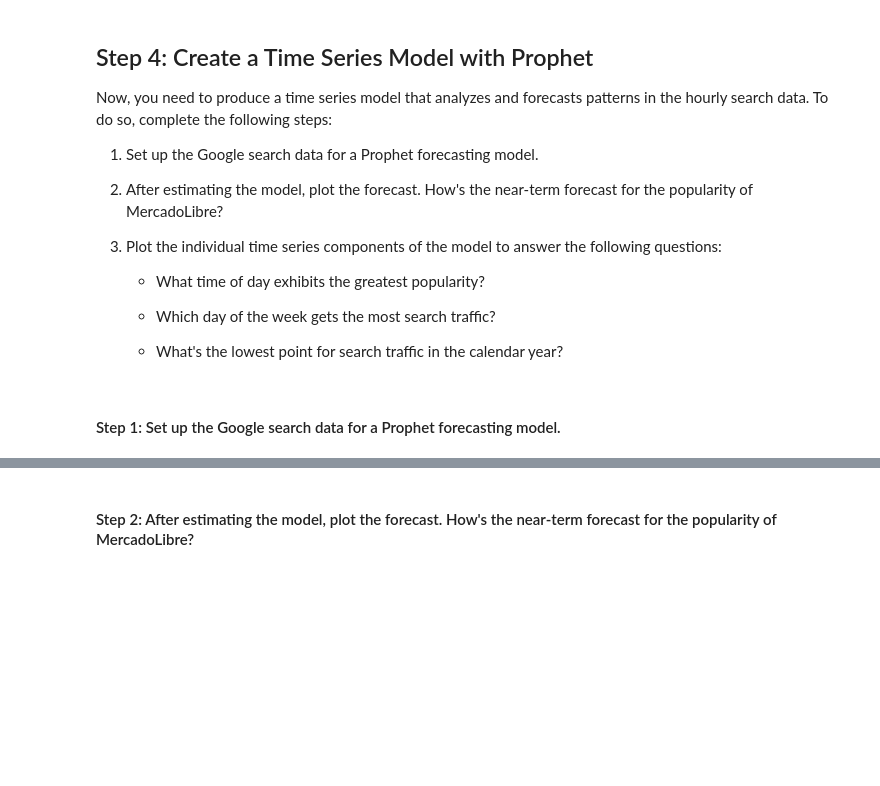
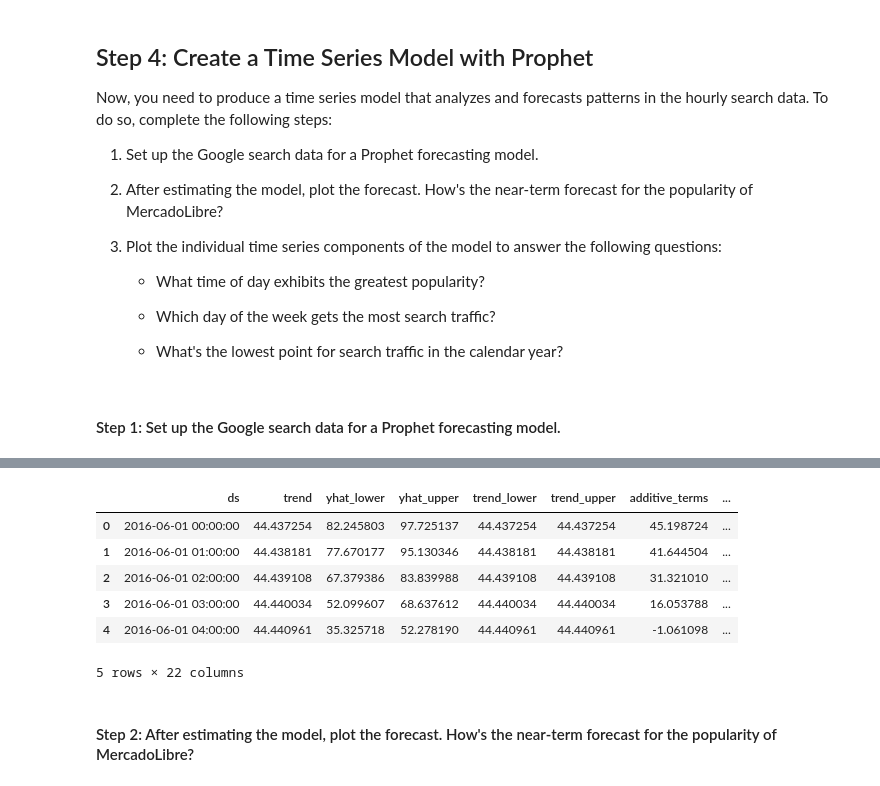
Before and after one commit to johngru/mercadolibre_growth, a Jupyter notebook: forecasting_net_prophet.ipynb, the cells around one changed output, grey strips where cells are left out. Drawn from its saved outputs; the diff is of its cells as text; code cells hidden in the pictures; blank space fills up the shorter version.

```diff
--- a/forecasting_net_prophet.ipynb
+++ b/forecasting_net_prophet.ipynb
@@ -404,13 +656,16 @@ Now, you need to produce a time series model that analyzes and forecasts pattern
 #### Step 1: Set up the Google search data for a Prophet forecasting model.
 # %%
 # Using the df_mercado_trends DataFrame, reset the index so the date information is no longer the index
-mercado_prophet_df = # YOUR CODE HERE
+mercado_prophet_df = df_mercado_trends.reset_index()
 
 # Label the columns ds and y so that the syntax is recognized by Prophet
-# YOUR CODE HERE
+mercado_prophet_df.rename(columns={'Date':'ds',
+                                   'Search Trends':'y'},
+                          inplace=True)
 
 # Drop an NaN values from the prophet_df DataFrame
-mercado_prophet_df = # YOUR CODE HERE
+mercado_prophet_df = mercado_prophet_df.dropna()
 
 # View the first and last five rows of the mercado_prophet_df DataFrame
-# YOUR CODE HERE
+display(mercado_prophet_df.head())
+display(mercado_prophet_df.tail())
@@ -430,9 +709,17 @@ future_mercado_trends = # YOUR CODE HERE
 # %%
 # Make the predictions for the trend data using the future_mercado_trends DataFrame
-forecast_mercado_trends = # YOUR CODE HERE
+forecast_mercado_trends = model_mercado_trends.predict(future_mercado_trends)
 
 # Display the first five rows of the forecast_mercado_trends DataFrame
-# YOUR CODE HERE
+display(forecast_mercado_trends.head())
+# %% [output]
+|  | ds | trend | yhat_lower | yhat_upper | trend_lower | trend_upper | additive_terms | ... |
+| 0 | 2016-06-01 00:00:00 | 44.437254 | 82.245803 | 97.725137 | 44.437254 | 44.437254 | 45.198724 | ... |
+| 1 | 2016-06-01 01:00:00 | 44.438181 | 77.670177 | 95.130346 | 44.438181 | 44.438181 | 41.644504 | ... |
+| 2 | 2016-06-01 02:00:00 | 44.439108 | 67.379386 | 83.839988 | 44.439108 | 44.439108 | 31.321010 | ... |
+| 3 | 2016-06-01 03:00:00 | 44.440034 | 52.099607 | 68.637612 | 44.440034 | 44.440034 | 16.053788 | ... |
+| 4 | 2016-06-01 04:00:00 | 44.440961 | 35.325718 | 52.278190 | 44.440961 | 44.440961 | -1.061098 | ... |
+5 rows × 22 columns
 # %% [markdown]
 #### Step 2: After estimating the model, plot the forecast. How's the near-term forecast for the popularity of MercadoLibre?
 # %%
```
Also changed, not shown: parts of 40 cells of this notebook, 1 other file.
